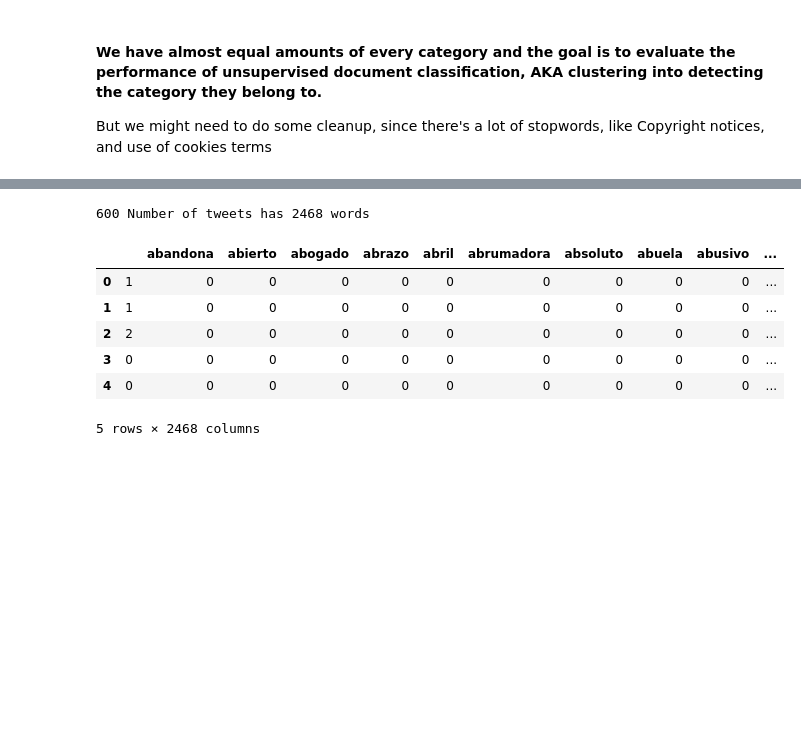
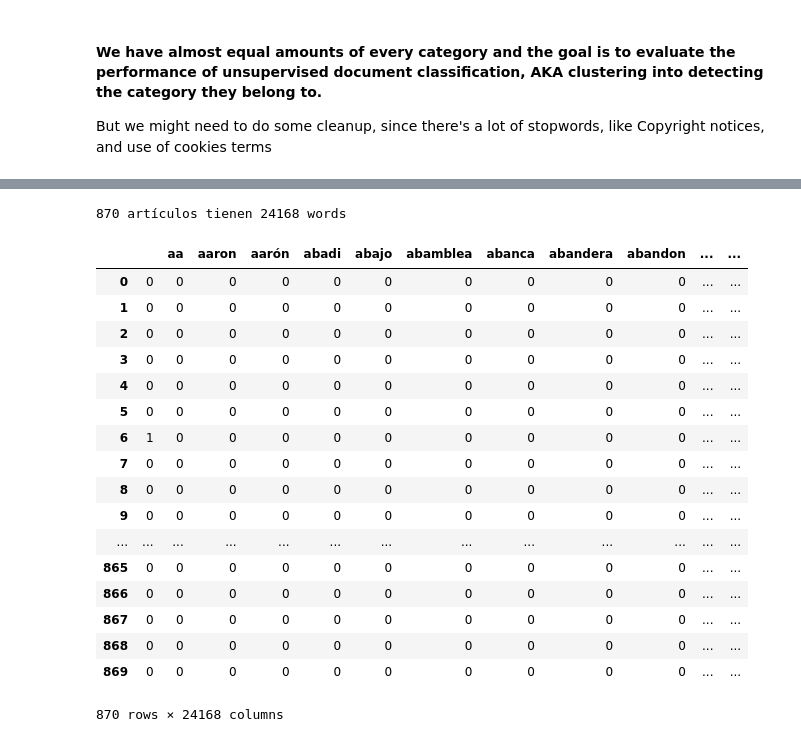
Before and after one commit to Piero512/Proyecto2Mineria, a Jupyter notebook: Reading.ipynb, the cells around one changed output, grey strips where cells are left out. Drawn from its saved outputs; the diff is of its cells as text; code cells hidden in the pictures; blank space fills up the shorter version.

```diff
--- a/Reading.ipynb
+++ b/Reading.ipynb
@@ -190,6 +213,6 @@ def stemming(text):
     return text
 
 # Nueva columna luego de aplicar la función creada
-tweets['Tweet_stemmed'] = tweets['Tweet_nonstop'].apply(lambda x: stemming(x))
-tweets.head()
+combined2['texto_stemmed'] = combined2['texto_nonstop'].apply(lambda x: stemming(x))
+combined2.head()
 # %% [output]
@@ -203,0 +225,13 @@ tweets.head()
+# %%
+#Funcion utilizada para remover los signos de puntuación
+def remove_punct(text):
+    for punc in string.punctuation:
+        text = text.replace(punc,"")
+    text = re.sub('[0-9]+', '', text)
+    return text
+#Creación de una nueva columna con el tweet sin signos de puntuación
+combined2['texto_punct'] = combined2['texto'].apply(lambda x: remove_punct(x))
+sid = SentimentIntensityAnalyzer()
+# Creación de una nueva columna con el valor de sentimiento del tweet
+combined2["sentiment"] = combined2["texto"].apply(lambda x: sid.polarity_scores(x)["compound"])
+combined2.head(10)
@@ -205,10 +251,10 @@ tweets.head()
 wn = nltk.WordNetLemmatizer()
 # Función utilizada para aplicar lematización al tweet
 def lemmatizer(text):
-    text = [wn.lemmatize(word) for word in text if "ja" not in word]
+    text = [wn.lemmatize(word) for word in text]
     return text
 
 # Nueva columna creada aplicando la función definida anteriormente
-tweets['Tweet_lemmatized'] = tweets['Tweet_nonstop'].apply(lambda x: lemmatizer(x))
-tweets.head()
+combined2['texto_lemmatized'] = combined2['texto_nonstop'].apply(lambda x: lemmatizer(x))
+combined2.head()
 # %% [output]
@@ -225,24 +269,35 @@ tweets.head()
 def clean_text(text):
     text_lc = "".join([word.lower() for word in text if word not in string.punctuation]) # remove puntuation
     text_rc = re.sub('[0-9]+', '', text_lc)
-    tokens = re.split('\W+', text_rc)    # tokenization
+    tokens = re.split('\\W+', text_rc)    # tokenization
     text = [ps.stem(word) for word in tokens if word not in stopword]  # remove stopwords and stemming
     return text
 
 countVectorizer = CountVectorizer(analyzer=clean_text)
-countVector = countVectorizer.fit_transform(tweets['text'])
-print('{} Number of tweets has {} words'.format(countVector.shape[0], countVector.shape[1]))
+countVector = countVectorizer.fit_transform(combined2['texto'])
+print('{} artículos tienen {} words'.format(countVector.shape[0], countVector.shape[1]))
 # %% [output]
-600 Number of tweets has 2468 words
+870 artículos tienen 24168 words
 # %%
 # Creación de un nuevo dataframe con las palabras de los tweets
 count_vect_df = pd.DataFrame(countVector.toarray(), columns=countVectorizer.get_feature_names())
-count_vect_df.head()
+count_vect_df
 # %% [output]
-|  |  | abandona | abierto | abogado | abrazo | abril | abrumadora | absoluto | abuela | abusivo | ... |
-| 0 | 1 | 0 | 0 | 0 | 0 | 0 | 0 | 0 | 0 | 0 | ... |
-| 1 | 1 | 0 | 0 | 0 | 0 | 0 | 0 | 0 | 0 | 0 | ... |
-| 2 | 2 | 0 | 0 | 0 | 0 | 0 | 0 | 0 | 0 | 0 | ... |
-| 3 | 0 | 0 | 0 | 0 | 0 | 0 | 0 | 0 | 0 | 0 | ... |
-| 4 | 0 | 0 | 0 | 0 | 0 | 0 | 0 | 0 | 0 | 0 | ... |
+|  |  | aa | aaron | aarón | abadi | abajo | abamblea | abanca | abandera | abandon | ... | ... |
+| 0 | 0 | 0 | 0 | 0 | 0 | 0 | 0 | 0 | 0 | 0 | ... | ... |
+| 1 | 0 | 0 | 0 | 0 | 0 | 0 | 0 | 0 | 0 | 0 | ... | ... |
+| 2 | 0 | 0 | 0 | 0 | 0 | 0 | 0 | 0 | 0 | 0 | ... | ... |
+| 3 | 0 | 0 | 0 | 0 | 0 | 0 | 0 | 0 | 0 | 0 | ... | ... |
+| 4 | 0 | 0 | 0 | 0 | 0 | 0 | 0 | 0 | 0 | 0 | ... | ... |
+| 5 | 0 | 0 | 0 | 0 | 0 | 0 | 0 | 0 | 0 | 0 | ... | ... |
+| 6 | 1 | 0 | 0 | 0 | 0 | 0 | 0 | 0 | 0 | 0 | ... | ... |
+| 7 | 0 | 0 | 0 | 0 | 0 | 0 | 0 | 0 | 0 | 0 | ... | ... |
+| 8 | 0 | 0 | 0 | 0 | 0 | 0 | 0 | 0 | 0 | 0 | ... | ... |
+| 9 | 0 | 0 | 0 | 0 | 0 | 0 | 0 | 0 | 0 | 0 | ... | ... |
+| ... | ... | ... | ... | ... | ... | ... | ... | ... | ... | ... | ... | ... |
+| 865 | 0 | 0 | 0 | 0 | 0 | 0 | 0 | 0 | 0 | 0 | ... | ... |
+| 866 | 0 | 0 | 0 | 0 | 0 | 0 | 0 | 0 | 0 | 0 | ... | ... |
+| 867 | 0 | 0 | 0 | 0 | 0 | 0 | 0 | 0 | 0 | 0 | ... | ... |
+| 868 | 0 | 0 | 0 | 0 | 0 | 0 | 0 | 0 | 0 | 0 | ... | ... |
+| 869 | 0 | 0 | 0 | 0 | 0 | 0 | 0 | 0 | 0 | 0 | ... | ... |
-5 rows × 2468 columns
+870 rows × 24168 columns
```
Also changed, not shown: parts of 26 cells of this notebook, 6 other files.
